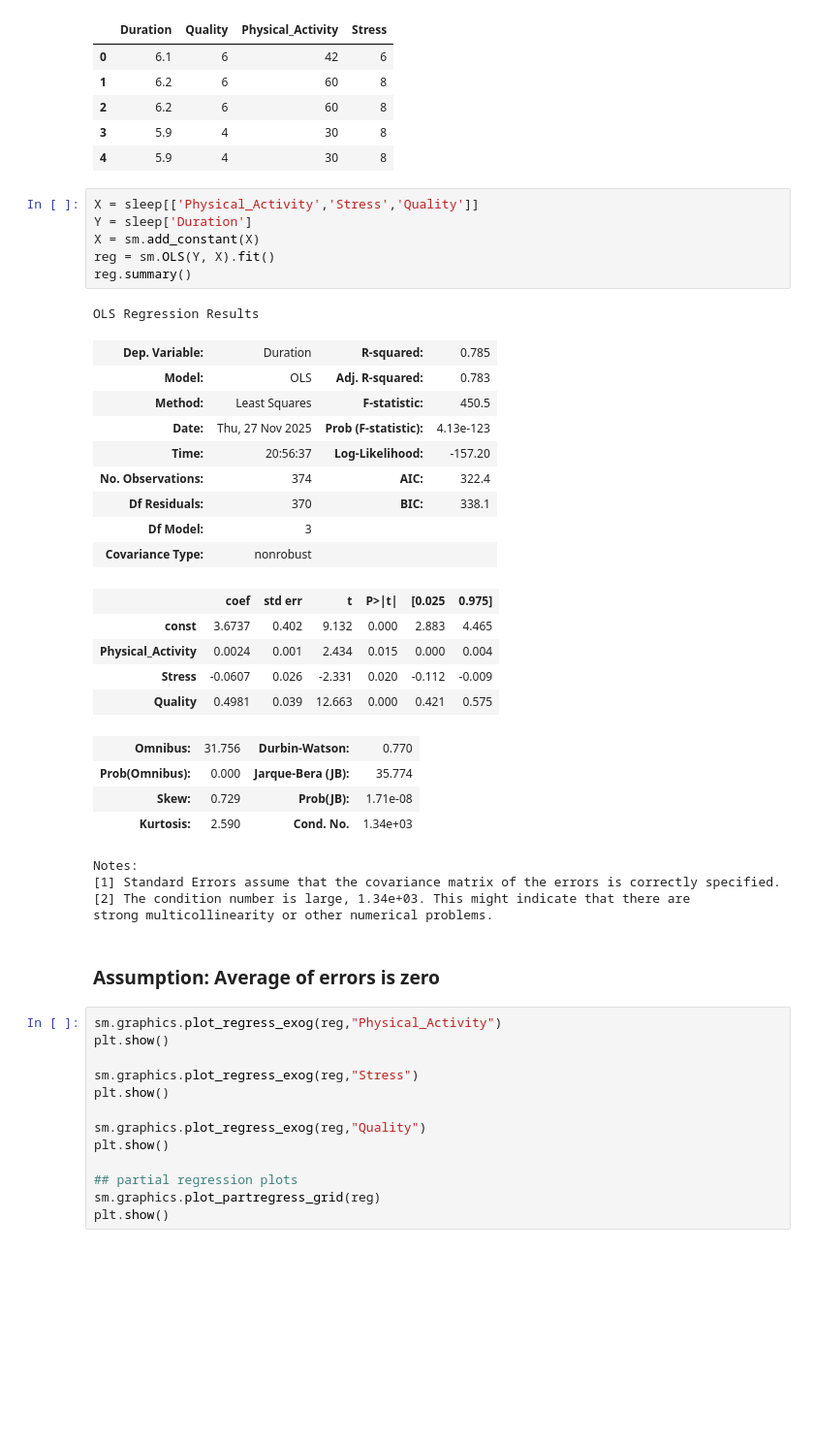
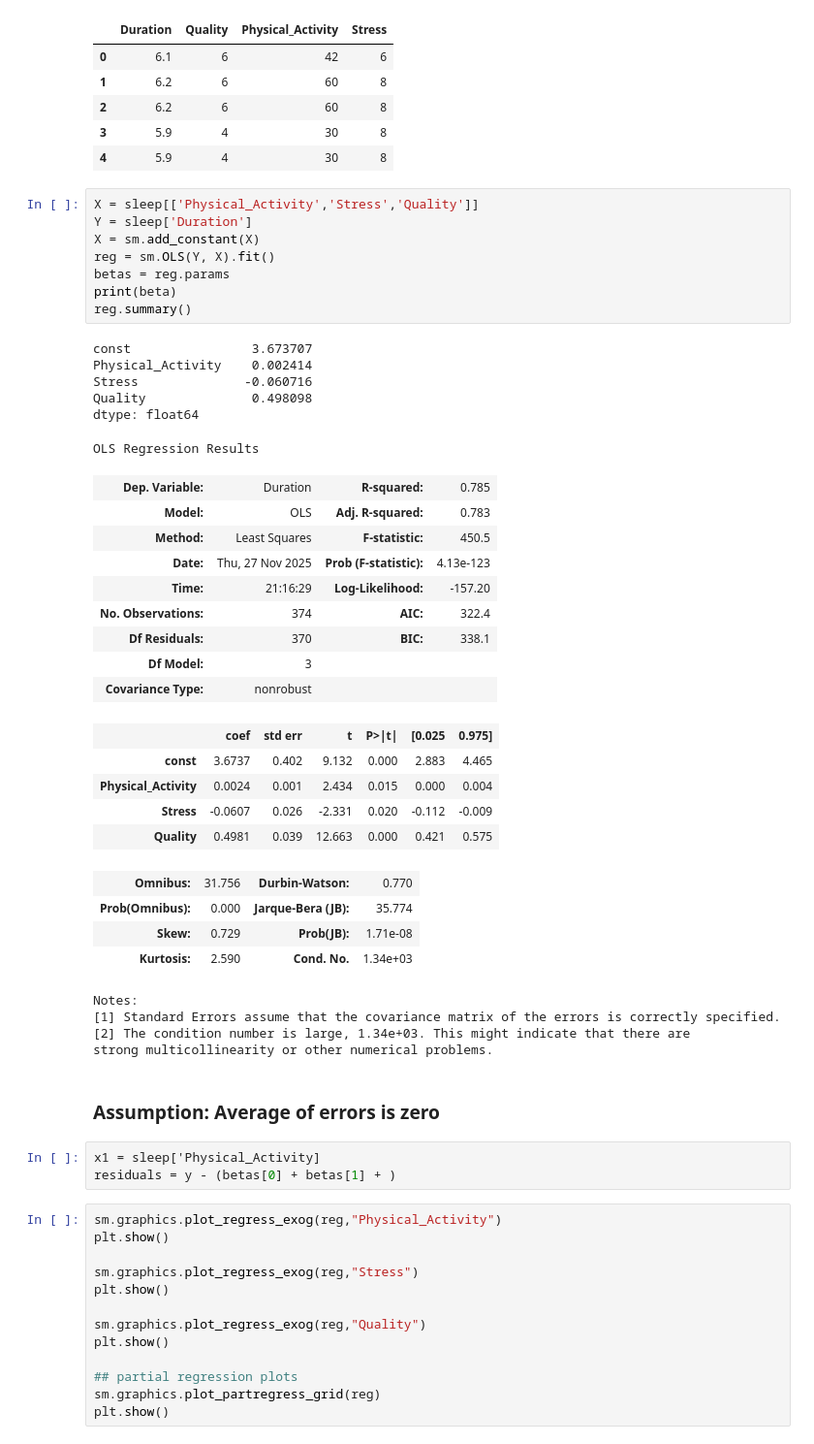
Before and after one commit to eric-y33/Math360-MAGC3, a Jupyter notebook: Phil.ipynb, the cells around one changed output. Shown at 97% size. Drawn from its saved outputs; the diff is of its cells as text; blank space fills up the shorter version.

```diff
--- a/Phil.ipynb
+++ b/Phil.ipynb
@@ -49,16 +49,23 @@ sleep.head()
 # %%
 X = sleep[['Physical_Activity','Stress','Quality']]
 Y = sleep['Duration']
 X = sm.add_constant(X)
 reg = sm.OLS(Y, X).fit()
+betas = reg.params
+print(beta)
 reg.summary()
 # %% [output]
-OLS Regression Results
+const                3.673707
+Physical_Activity    0.002414
+Stress              -0.060716
+Quality              0.498098
+dtype: float64
+OLS Regression Results
 | Dep. Variable: | Duration | R-squared: | 0.785 |
 | Model: | OLS | Adj. R-squared: | 0.783 |
 | Method: | Least Squares | F-statistic: | 450.5 |
 | Date: | Thu, 27 Nov 2025 | Prob (F-statistic): | 4.13e-123 |
-| Time: | 20:56:37 | Log-Likelihood: | -157.20 |
+| Time: | 21:16:29 | Log-Likelihood: | -157.20 |
 | No. Observations: | 374 | AIC: | 322.4 |
 | Df Residuals: | 370 | BIC: | 338.1 |
 | Df Model: | 3 |  |  |
@@ -72,12 +79,15 @@ OLS Regression Results
 | Prob(Omnibus): | 0.000 | Jarque-Bera (JB): | 35.774 |
 | Skew: | 0.729 | Prob(JB): | 1.71e-08 |
 | Kurtosis: | 2.590 | Cond. No. | 1.34e+03 |
-Notes:
-[1] Standard Errors assume that the covariance matrix of the errors is correctly specified.
-[2] The condition number is large, 1.34e+03. This might indicate that there are
-strong multicollinearity or other numerical problems.
+Notes:
+[1] Standard Errors assume that the covariance matrix of the errors is correctly specified.
+[2] The condition number is large, 1.34e+03. This might indicate that there are
+strong multicollinearity or other numerical problems.
 # %% [markdown]
 ### Assumption: Average of errors is zero
+# %%
+x1 = sleep['Physical_Activity]
+residuals = y - (betas[0] + betas[1] + )
 # %%
 sm.graphics.plot_regress_exog(reg,"Physical_Activity")
 plt.show()
```
